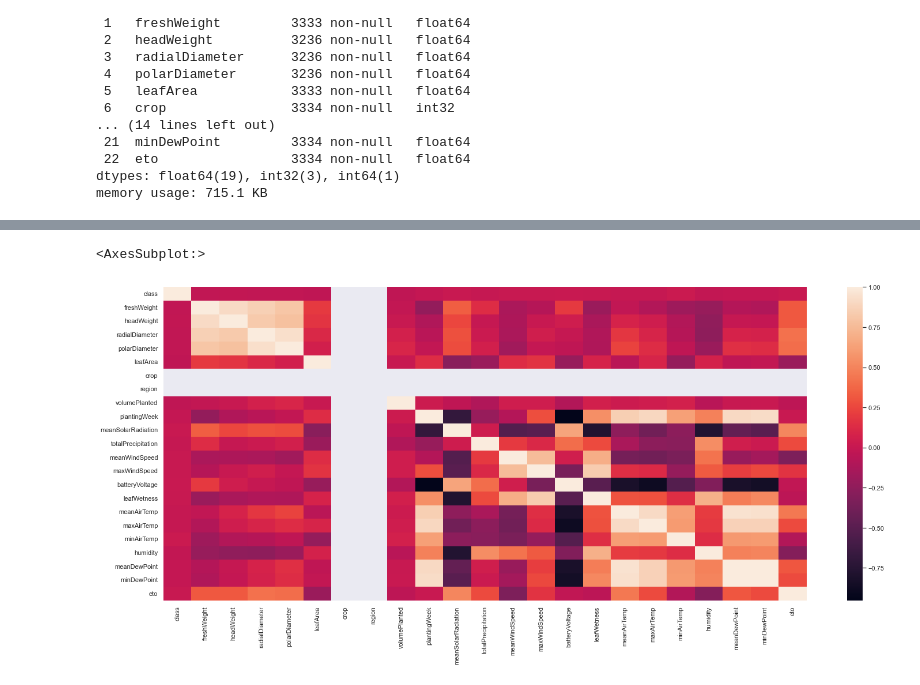
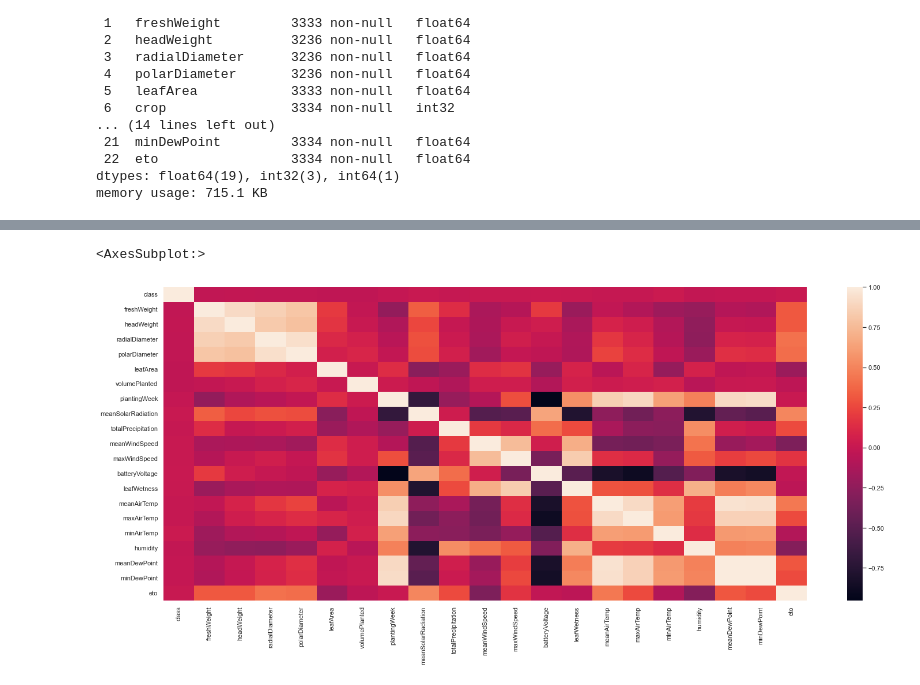
Before and after one commit to rigovm101/CE888_DataScience, a Jupyter notebook: Project/PreProcessing.ipynb, the cells around one changed output, grey strips where cells are left out. Saved outputs shown, nothing was run; the diff lists cells and outputs as text; code cells hidden in the pictures.

```diff
--- a/Project/PreProcessing.ipynb
+++ b/Project/PreProcessing.ipynb
@@ -525,6 +524,7 @@ dtypes: float64(19), int32(3), int64(1)
 memory usage: 715.1 KB
 # %%
 df.dropna(subset=['headWeight', 'polarDiameter', 'radialDiameter'], inplace=True)
+df.drop(['crop', 'region'], axis=1, inplace=True)
 df.info()
 # %% [output]
 <class 'pandas.core.frame.DataFrame'>
@@ -557,6 +557,7 @@ plt.show()
 # %%
 scaler = StandardScaler()
 scaledData = scaler.fit_transform(df)
+scaledData = pd.DataFrame(scaledData, columns=df.columns.values)
 plt.boxplot(scaledData)
 plt.title('Standarized Box Plot')
 plt.show()
@@ -565,6 +566,6 @@ plt.show()
 # %%
 sns.set(rc = {'figure.figsize':(25,10)})
-sns.heatmap(df.corr())
+sns.heatmap(scaledData.corr())
 # %% [output]
 <AxesSubplot:>
-[figure, old version]
+[figure, new version]
```
Also changed, not shown: parts of 6 cells of this notebook, 11 other files.
